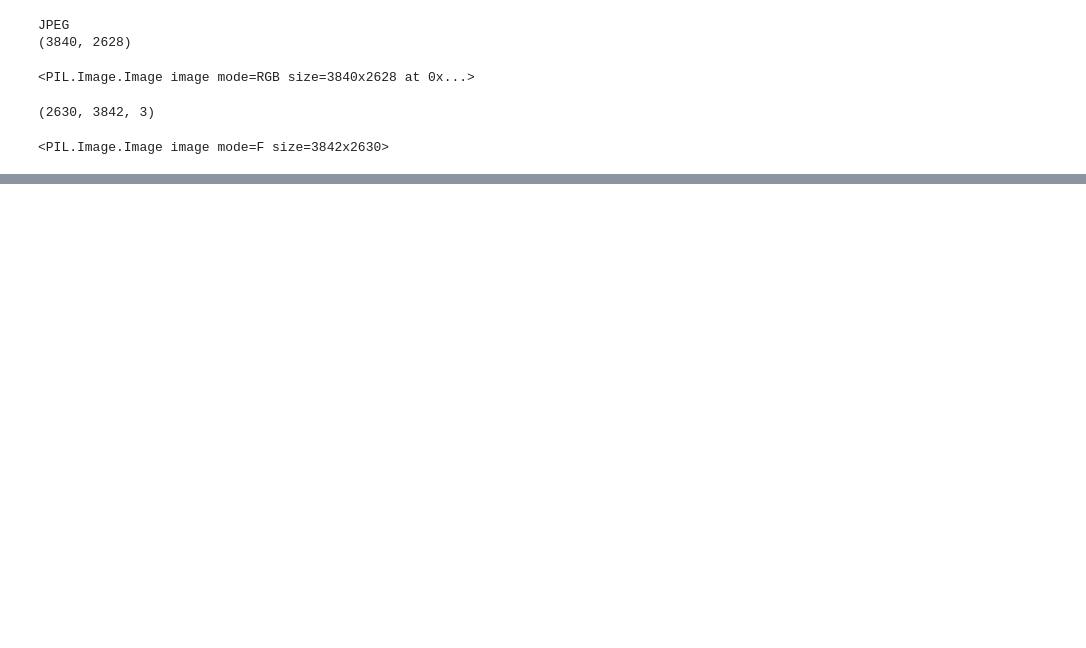
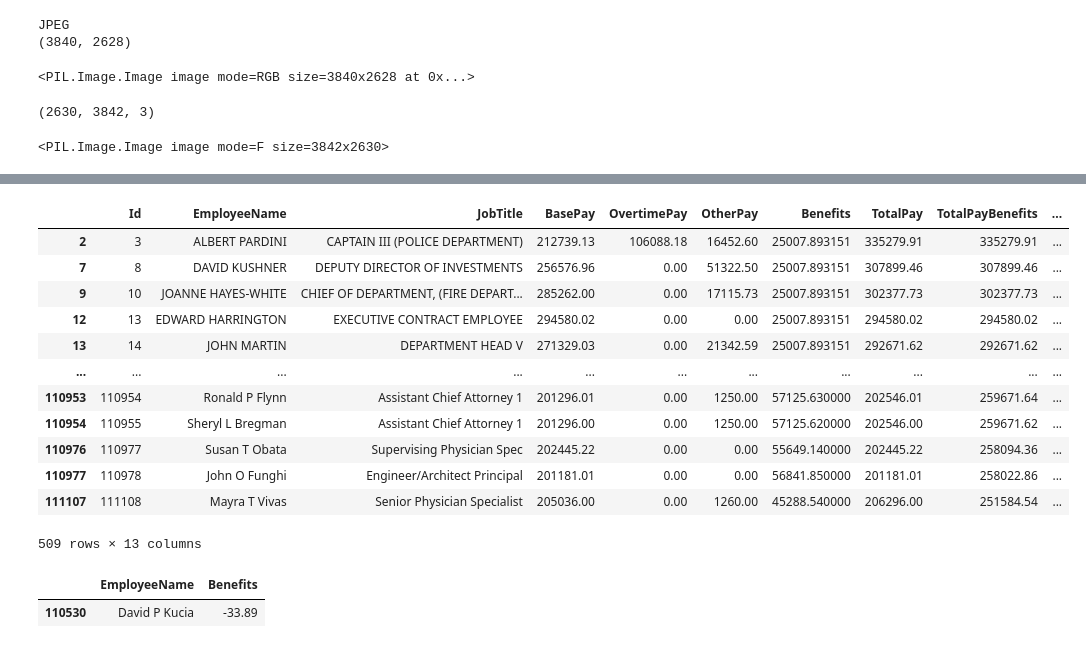
Before and after one commit to nyanko3434/Year-2-Part-I_Data_Science_Lab, a Jupyter notebook: Lab2/Lab2_assingment.ipynb, the cells around one changed output, grey strips where cells are left out. Cells and saved outputs as stored; diff of their text form; code cells hidden in the pictures; blank space fills up the shorter version.

```diff
--- a/Lab2/Lab2_assingment.ipynb
+++ b/Lab2/Lab2_assingment.ipynb
@@ -64,0 +160,22 @@ edgeImage.show()
+# %%
+ep[ep['BasePay'] > 200000]
+# %% [output]
+|  | Id | EmployeeName | JobTitle | BasePay | OvertimePay | OtherPay | Benefits | TotalPay | TotalPayBenefits | ... |
+| 2 | 3 | ALBERT PARDINI | CAPTAIN III (POLICE DEPARTMENT) | 212739.13 | 106088.18 | 16452.60 | 25007.893151 | 335279.91 | 335279.91 | ... |
+| 7 | 8 | DAVID KUSHNER | DEPUTY DIRECTOR OF INVESTMENTS | 256576.96 | 0.00 | 51322.50 | 25007.893151 | 307899.46 | 307899.46 | ... |
+| 9 | 10 | JOANNE HAYES-WHITE | CHIEF OF DEPARTMENT, (FIRE DEPART... | 285262.00 | 0.00 | 17115.73 | 25007.893151 | 302377.73 | 302377.73 | ... |
+| 12 | 13 | EDWARD HARRINGTON | EXECUTIVE CONTRACT EMPLOYEE | 294580.02 | 0.00 | 0.00 | 25007.893151 | 294580.02 | 294580.02 | ... |
+| 13 | 14 | JOHN MARTIN | DEPARTMENT HEAD V | 271329.03 | 0.00 | 21342.59 | 25007.893151 | 292671.62 | 292671.62 | ... |
+| ... | ... | ... | ... | ... | ... | ... | ... | ... | ... | ... |
+| 110953 | 110954 | Ronald P Flynn | Assistant Chief Attorney 1 | 201296.01 | 0.00 | 1250.00 | 57125.630000 | 202546.01 | 259671.64 | ... |
+| 110954 | 110955 | Sheryl L Bregman | Assistant Chief Attorney 1 | 201296.00 | 0.00 | 1250.00 | 57125.620000 | 202546.00 | 259671.62 | ... |
+| 110976 | 110977 | Susan T Obata | Supervising Physician Spec | 202445.22 | 0.00 | 0.00 | 55649.140000 | 202445.22 | 258094.36 | ... |
+| 110977 | 110978 | John O Funghi | Engineer/Architect Principal | 201181.01 | 0.00 | 0.00 | 56841.850000 | 201181.01 | 258022.86 | ... |
+| 111107 | 111108 | Mayra T Vivas | Senior Physician Specialist | 205036.00 | 0.00 | 1260.00 | 45288.540000 | 206296.00 | 251584.54 | ... |
+509 rows × 13 columns
+# %%
+min_benefits = ep['Benefits'].min()
+ep[ep['Benefits'] == min_benefits][['EmployeeName', 'Benefits']]
+# %% [output]
+|  | EmployeeName | Benefits |
+| 110530 | David P Kucia | -33.89 |
```
Also changed, not shown: parts of 14 cells of this notebook, 1 other file.
